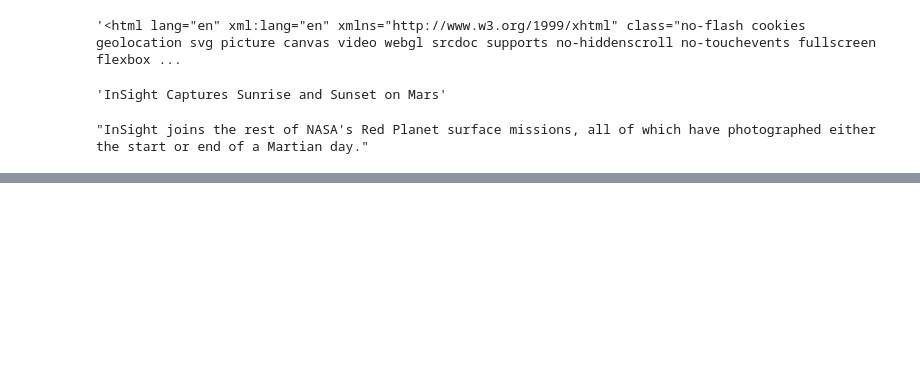
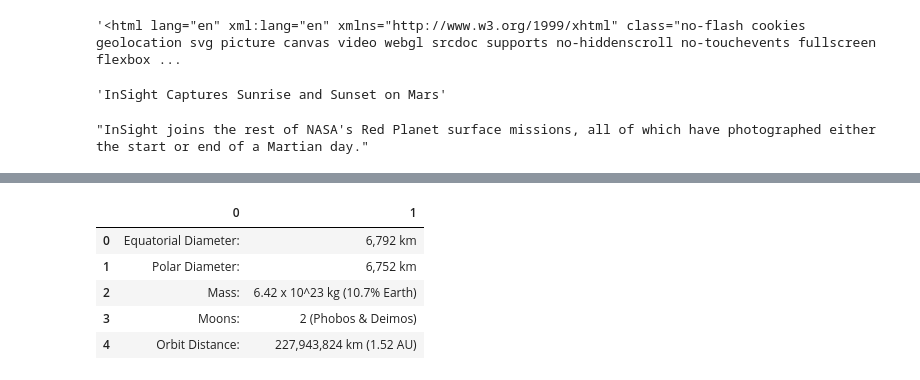
Before and after one commit to Omar-Castillo/Web-Scraping-and-Document-Databases-HW, a Jupyter notebook: OC_mission_to_mars.ipynb, the cells around one changed output, grey strips where cells are left out. Saved outputs shown, nothing was run; the diff lists cells and outputs as text; code cells hidden in the pictures; blank space fills up the shorter version.

```diff
--- a/OC_mission_to_mars.ipynb
+++ b/OC_mission_to_mars.ipynb
@@ -64,0 +117,11 @@ full_image_url
+# %%
+#covert our list into a dataframe
+mars_df = facts_table[0]
+mars_df.head()
+# %% [output]
+|  | 0 | 1 |
+| 0 | Equatorial Diameter: | 6,792 km |
+| 1 | Polar Diameter: | 6,752 km |
+| 2 | Mass: | 6.42 x 10^23 kg (10.7% Earth) |
+| 3 | Moons: | 2 (Phobos & Deimos) |
+| 4 | Orbit Distance: | 227,943,824 km (1.52 AU) |
```
Also changed, not shown: parts of 26 cells of this notebook, 1 other file.
